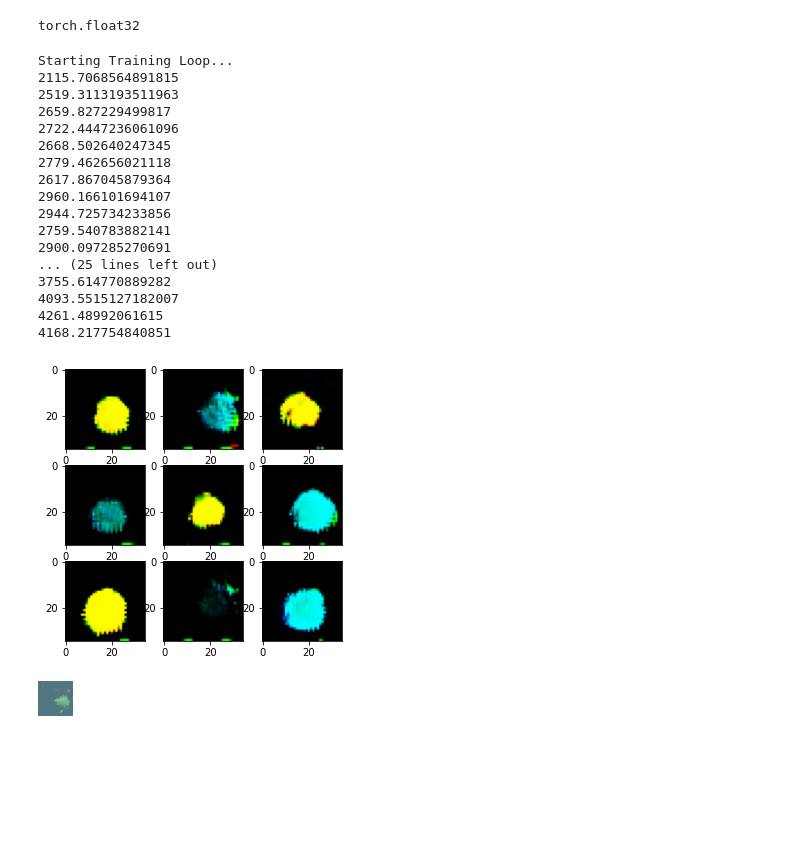
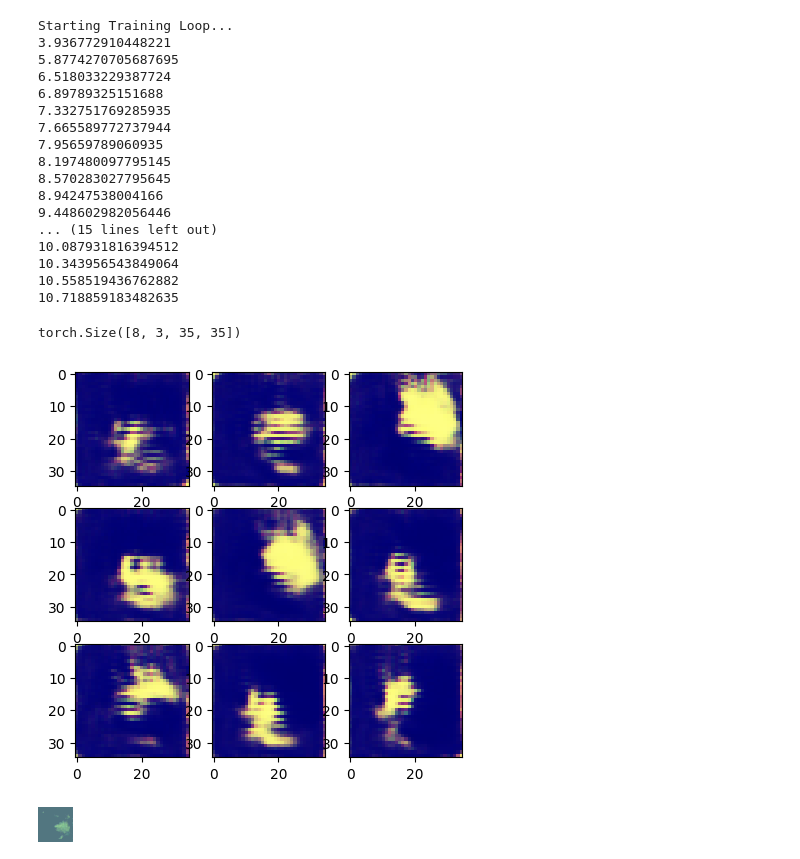
Before and after one commit to M-Amrollahi/Personal-Notes, a Jupyter notebook: ML-notes/circle_generator_GAN.ipynb, the cells around one changed output. Drawn from its saved outputs; the diff is of its cells as text; code cells hidden in the pictures; blank space fills up the shorter version.

```diff
--- a/ML-notes/circle_generator_GAN.ipynb
+++ b/ML-notes/circle_generator_GAN.ipynb
@@ -115,20 +115,18 @@ lst_data = f_createRandomImage()
 
 x = torch.tensor([i[0] for i in lst_data]).float()
 x = x[torch.randperm(len(lst_data))]
-trainLoader = DataLoader(x,batch_size=16)
-x.dtype
+
+trainLoader = DataLoader(x, batch_size=128)
-# %% [output]
-torch.float32
 # %%
 modelD = cls_modelD()
-criterion = nn.BCELoss()
-optimD = torch.optim.Adam(modelD.parameters(), lr=4e-4)
+criterion = nn.CrossEntropyLoss()
+optimD = torch.optim.Adam(modelD.parameters(), lr=1e-4)
 
 modelG = cls_modelG()
-optimG = torch.optim.Adam(modelG.parameters(), lr=4e-4)
+optimG = torch.optim.Adam(modelG.parameters(), lr=1e-4)
 # %%
-real_label = 1.
-fake_label = 0.
+real_label = 1
+fake_label = 0
 # %%
 # Training Loop
 device = torch.device("cuda") if torch.cuda.is_available() else torch.device("cpu")
@@ -142,10 +140,11 @@ modelD = modelD.to(device)
 modelG = modelG.to(device)
 print("Starting Training Loop...")
 # For each epoch
-for epoch in range(40):
+for epoch in range(30):
     # For each batch in the dataloader
     sum_err = 0
-    for i, data in enumerate(trainLoader, 0):
+
+    for i, data in enumerate(trainLoader):
 
         ############################
         # (1) Update D network: maximize log(D(x)) + log(1 - D(G(z)))
@@ -156,7 +155,7 @@ for epoch in range(40):
         real_cpu = data.to(device)
 
         b_size = real_cpu.size(0)
-        label = torch.full((b_size,1), real_label, dtype=torch.float, device=device)
+        label = torch.full((b_size,), real_label, dtype=torch.int64, device=device)
         # Forward pass real batch through D
         output = modelD(real_cpu)
         # Calculate loss on all-real batch
@@ -168,7 +167,8 @@ for epoch in range(40):
 
         ## Train with all-fake batch
         # Generate batch of latent vectors
-        noise = torch.randn(b_size, 5, device=device)
+        #if i==0:
+        noise = torch.randn(b_size, 20, device=device)
         # Generate fake image batch with G
         fake = modelG(noise)
         label.fill_(fake_label)
@@ -205,39 +205,44 @@ for epoch in range(40):
 
         sum_err += errG.detach().cpu().item()
 
-    print(sum_err)
+    print(sum_err/i)
 # %% [output]
 Starting Training Loop...
-2115.7068564891815
-2519.3113193511963
-2659.827229499817
-2722.4447236061096
-2668.502640247345
-2779.462656021118
-2617.867045879364
-2960.166101694107
-2944.725734233856
-2759.540783882141
-2900.097285270691
-... (25 lines left out)
-3755.614770889282
-4093.5515127182007
-4261.48992061615
-4168.217754840851
+3.936772910448221
+5.8774270705687695
+6.518033229387724
+6.89789325151688
+7.332751769285935
+7.665589772737944
+7.95659789060935
+8.197480097795145
+8.570283027795645
+8.94247538004166
+9.448602982056446
+... (15 lines left out)
+10.087931816394512
+10.343956543849064
+10.558519436762882
+10.718859183482635
+# %%
+label.shape
+real_cpu.shape
+# %% [output]
+torch.Size([8, 3, 35, 35])
 # %%
 modelG.eval()
-fixed_noise = torch.randn(9,5).to(device)
+fixed_noise = torch.randn(9,20).to(device)
 
 res = modelG(fixed_noise)
 res = res*255
 res = res.type(torch.uint8)
 
 fig, ax = plt.subplots(3,3,figsize = (5,5))
 ax = ax.ravel()
 for i in range(len(res)):
     ax[i].imshow(res[i].permute(1,2,0).detach().cpu().numpy())
 # %% [output]
-[figure, old version]
+[figure, new version]
 # %%
 Image.fromarray(res[6].permute(1,2,0).detach().cpu().numpy())
 # %% [output]
```
Also changed, not shown: parts of 4 cells of this notebook.
